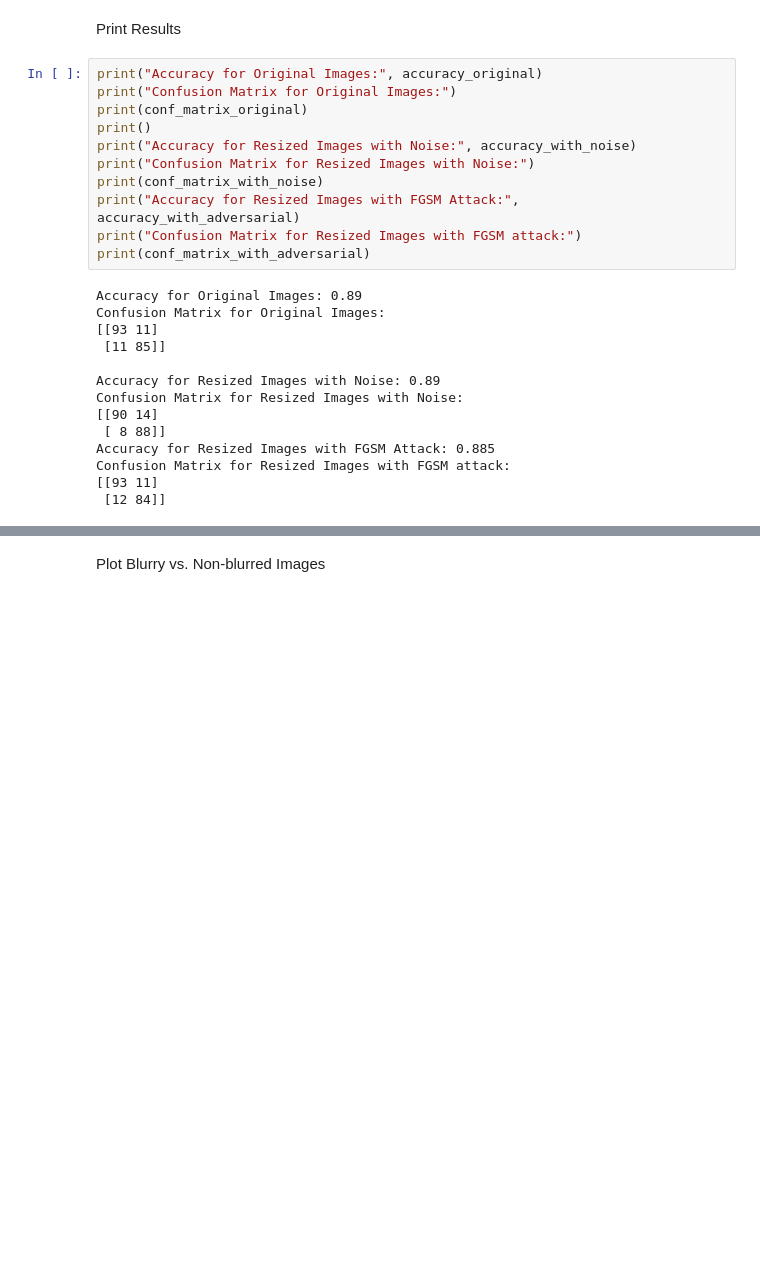
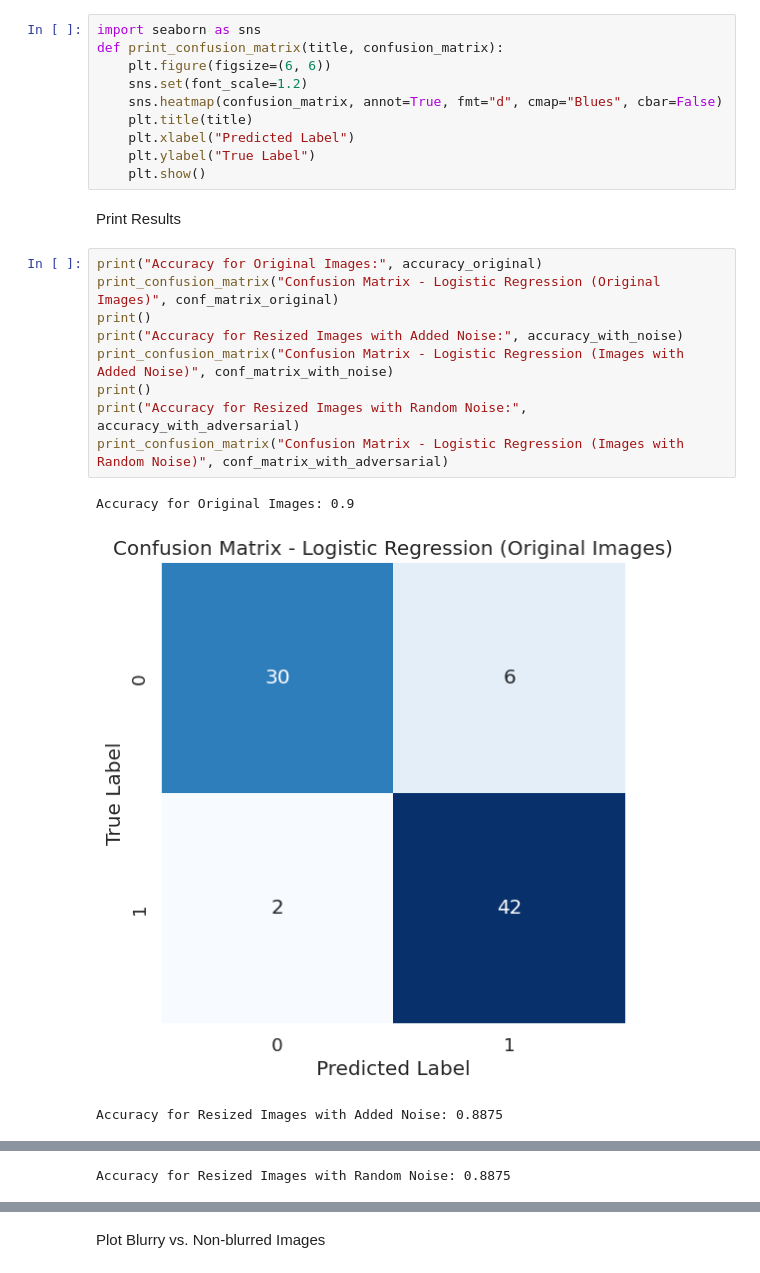
Before and after one commit to siddharth-iyer1/Classifying-AI-Generated-Artwork, a Jupyter notebook: DSL_Attacks_Original.ipynb, the cells around one changed output, grey strips where cells are left out. Cells and saved outputs as stored; diff of their text form; blank space fills up the shorter version.

```diff
--- a/DSL_Attacks_Original.ipynb
+++ b/DSL_Attacks_Original.ipynb
@@ -179,30 +179,28 @@ y_with_noise_adversarial = model_with_adversarial.predict(X_with_noise_test_adve
 # %%
 accuracy_with_adversarial = accuracy_score(y_with_noise_test, y_with_noise_adversarial)
 conf_matrix_with_adversarial = confusion_matrix(y_with_noise_test, y_with_noise_adversarial)
+# %%
+import seaborn as sns
+def print_confusion_matrix(title, confusion_matrix):
+    plt.figure(figsize=(6, 6))
+    sns.set(font_scale=1.2)
+    sns.heatmap(confusion_matrix, annot=True, fmt="d", cmap="Blues", cbar=False)
+    plt.title(title)
+    plt.xlabel("Predicted Label")
+    plt.ylabel("True Label")
+    plt.show()
 # %% [markdown]
 Print Results
 # %%
 print("Accuracy for Original Images:", accuracy_original)
-print("Confusion Matrix for Original Images:")
-print(conf_matrix_original)
+print_confusion_matrix("Confusion Matrix - Logistic Regression (Original Images)", conf_matrix_original)
 print()
-print("Accuracy for Resized Images with Noise:", accuracy_with_noise)
-print("Confusion Matrix for Resized Images with Noise:")
-print(conf_matrix_with_noise)
-print("Accuracy for Resized Images with FGSM Attack:", accuracy_with_adversarial)
-print("Confusion Matrix for Resized Images with FGSM attack:")
-print(conf_matrix_with_adversarial)
+print("Accuracy for Resized Images with Added Noise:", accuracy_with_noise)
+print_confusion_matrix("Confusion Matrix - Logistic Regression (Images with Added Noise)", conf_matrix_with_noise)
+print()
+print("Accuracy for Resized Images with Random Noise:", accuracy_with_adversarial)
+print_confusion_matrix("Confusion Matrix - Logistic Regression (Images with Random Noise)", conf_matrix_with_adversarial)
 # %% [output]
-Accuracy for Original Images: 0.89
-Confusion Matrix for Original Images:
-[[93 11]
- [11 85]]
-
-Accuracy for Resized Images with Noise: 0.89
-Confusion Matrix for Resized Images with Noise:
-[[90 14]
- [ 8 88]]
-Accuracy for Resized Images with FGSM Attack: 0.885
-Confusion Matrix for Resized Images with FGSM attack:
-[[93 11]
- [12 84]]
+Accuracy for Original Images: 0.9
+[figure, added]
+Accuracy for Resized Images with Added Noise: 0.8875
@@ -208,0 +208 @@ Confusion Matrix for Resized Images with FGSM attack:
+Accuracy for Resized Images with Random Noise: 0.8875
```
Also changed, not shown: parts of 7 cells of this notebook, 2 other files.
